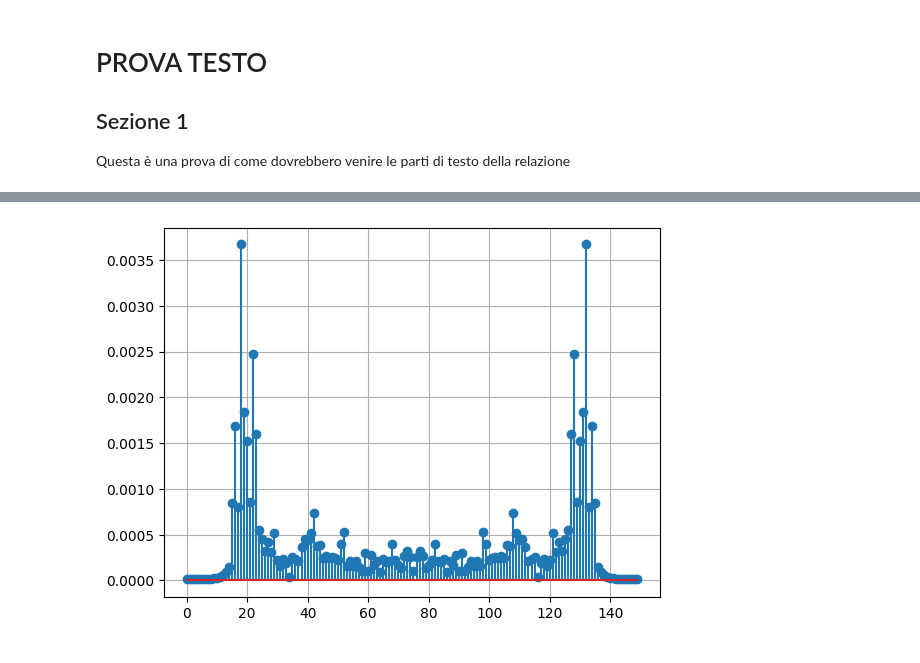
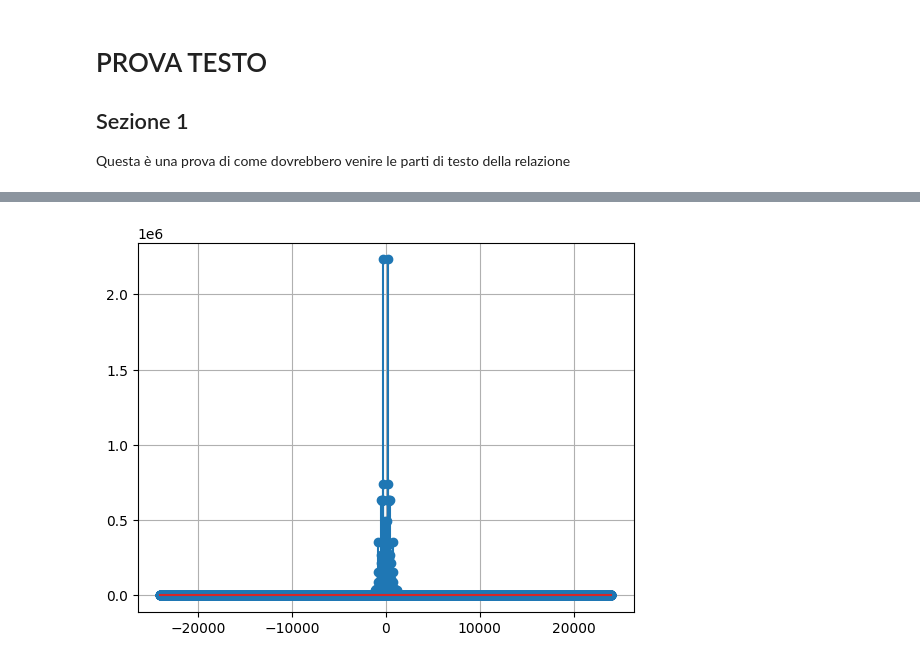
Before and after one commit to AlexF1789/homeworkTes, a Jupyter notebook: notebook/notebook.ipynb, the cells around one changed output, grey strips where cells are left out. Saved outputs shown, nothing was run; the diff lists cells and outputs as text; code cells hidden in the pictures.

Commit message:
Implementazione spettro di energia

```diff
--- a/notebook/notebook.ipynb
+++ b/notebook/notebook.ipynb
@@ -7,14 +7,16 @@ import numpy as np
 import matplotlib.pyplot as plt
 import tes, soundfile, os
 # %%
-file_audio = str(os.path.join('input', 'prova.oga'))
+file_audio = str(os.path.join('input', 'Cornfield Chase.wav'))
 
-N = 150
+N = 24000
 
 audio, fs = soundfile.read(file_audio)
 audio = np.array(audio[:, 0], dtype=np.float32)
 
 Df = 1/(N*1/fs)
+x_axis = [x*Df for x in range(int(-N/2),int(N/2))]
+
 
 print("Lavoro su", len(audio), "campioni - campionati a", fs/1000, "kHz")
 # %% [output]
@@ -22,7 +24,11 @@ Lavoro su 102144 campioni - campionati a 48.0 kHz
 # %%
-fourier_python = np.fft.fftshift(abs(np.fft.fft(audio, N)))
+#fourier_python = np.fft.fftshift(abs(np.fft.fft(audio, N)))
+fourier_python = np.fft.fftshift(abs(np.fft.fft(audio[N:2*N])))
+spettro_ftt = tes.get_spettro(fourier_python)
+x_axis = [x*Df for x in range(int(-N/2),int(N/2))]
 
-plt.stem(fourier_python)
+plt.plot(x_axis, fourier_python)
 plt.grid(True)
+plt.axis((-5000, 5000, 0, 1.25*max(fourier_python)))
 plt.show()
 # %% [output]
@@ -38,8 +45,9 @@ plt.show()
 # %%
-fourier_dft_py = tes.shift(tes.dft_c(audio[:N]))
+fourier_dft_c = tes.shift(tes.dft_c(audio[:N]))
+spettro_c = tes.get_spettro(fourier_dft_c)
 
-plt.stem(fourier_dft_py)
+plt.stem(x_axis, spettro_c)
 plt.grid(True)
 plt.show()
 # %% [output]
-[figure, old version]
+[figure, new version]
```
Also changed, not shown: parts of 3 cells of this notebook, 2 other files.
